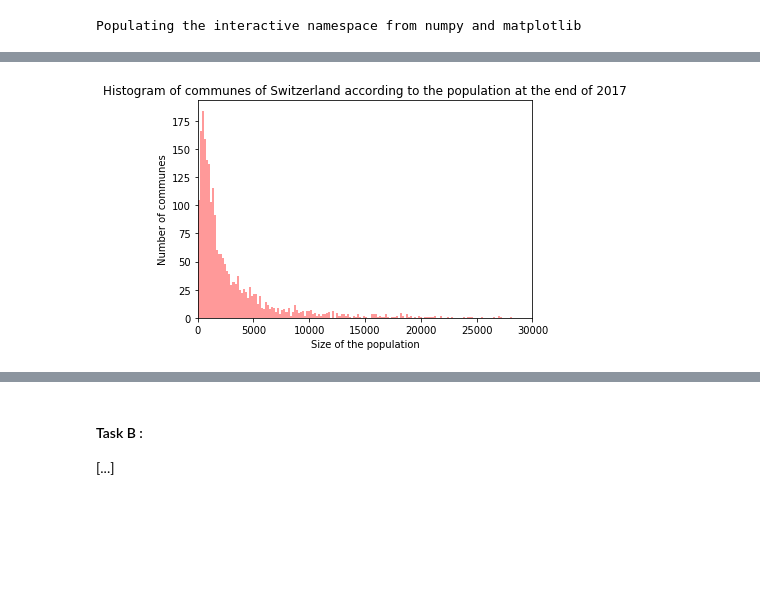
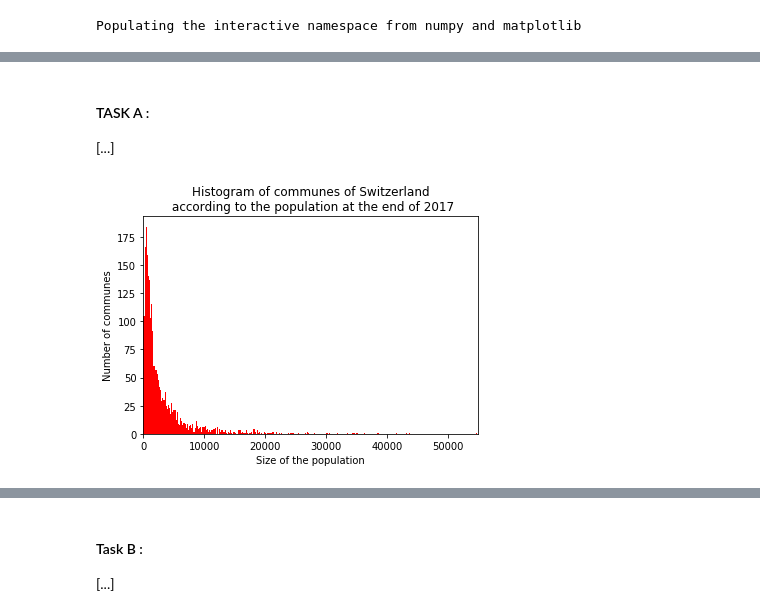
Before and after one commit to vbruttin/ada_homeworks, a Jupyter notebook: HW2_main.ipynb, the cells around one changed output, grey strips where cells are left out. Cells and saved outputs as stored; diff of their text form; code cells hidden in the pictures; blank space fills up the shorter version.

```diff
--- a/HW2_main.ipynb
+++ b/HW2_main.ipynb
@@ -66,5 +65,9 @@ Swiss_map
 # %% [output]
 [interactive output not drawn]
+# %% [markdown]
+#### TASK A :
+
+[...]
 # %%
 Swiss_pop = pd.read_excel(data_folder + 'communes_pop.xls', sheet_name = '2017',
                                header = 3, skiprows = [4, 5], skipfooter = 7).reset_index()
@@ -78,10 +81,10 @@ Swiss_pop.loc[index, 'Nom'] = Swiss_pop[index]['Nom'].apply(lambda Name : Name[6
 Swiss_commune = Swiss_pop.loc[index, :]
 # %%
 #Task B
-sns.distplot(Swiss_commune.Etat_decembre.values, kde = False, bins = len(Swiss_commune), color = 'red');
-xlim(0, 30000);
-title('Histogram of communes of Switzerland according to the population at the end of 2017');
+plt.hist(Swiss_commune['Etat_decembre'].values,size(Swiss_commune, 0), log = False, normed = False, color = 'r');
+xlim(0, 55000);
+title('Histogram of communes of Switzerland\n according to the population at the end of 2017');
 xlabel('Size of the population');
 ylabel('Number of communes');
 # %% [output]
-[figure, old version]
+[figure, new version]
```
Also changed, not shown: parts of 7 cells of this notebook.
